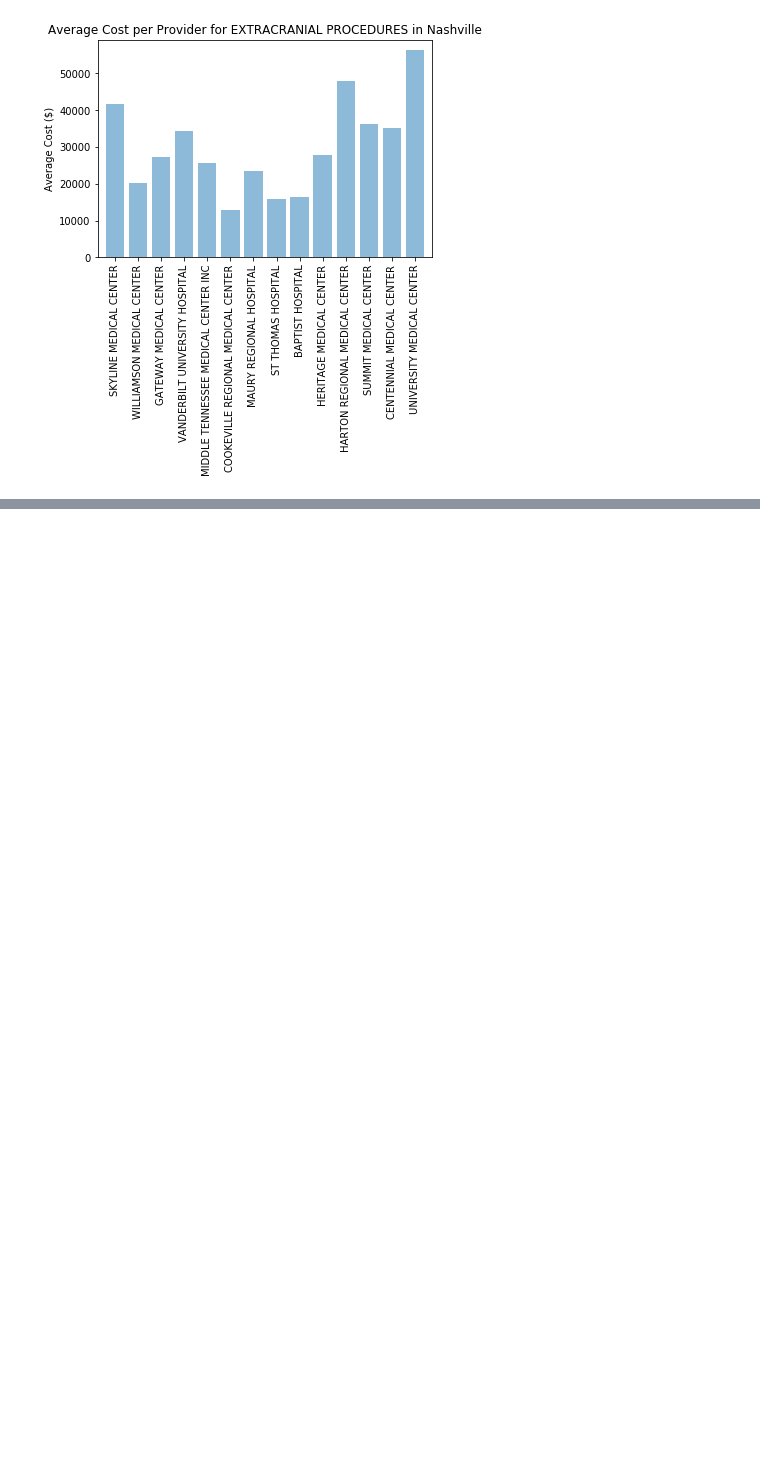
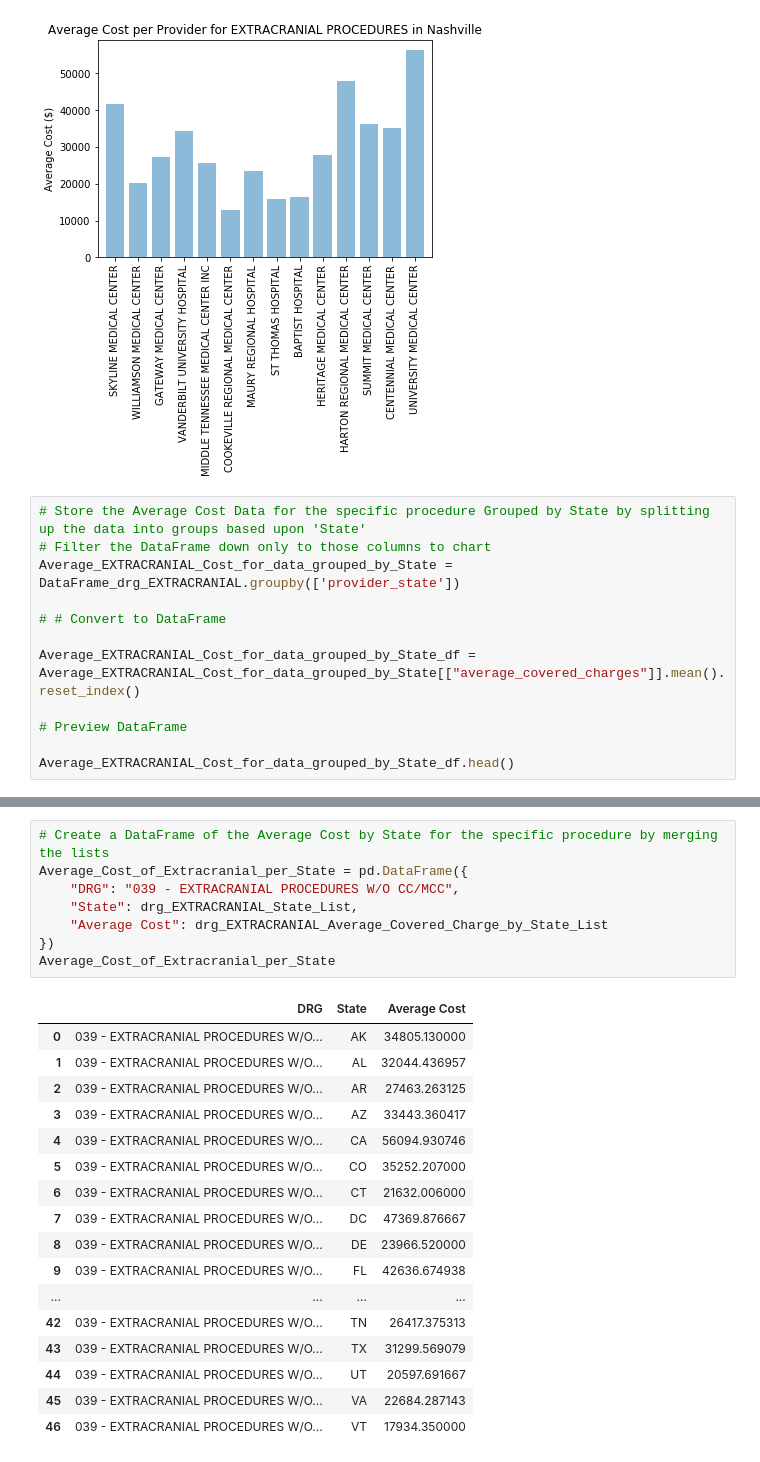
Before and after one commit to santannarenata/Healthcare_project, a Jupyter notebook: Code.ipynb, the cells around one changed output, grey strips where cells are left out. Cells and saved outputs as stored; diff of their text form; blank space fills up the shorter version.

```diff
--- a/Code.ipynb
+++ b/Code.ipynb
@@ -899,3 +870,15 @@ plt.ylabel("Average Cost ($)")
 # %% [output]
 Text(0, 0.5, 'Average Cost ($)')
 [figure]
+# %%
+# Store the Average Cost Data for the specific procedure Grouped by State by splitting up the data into groups based upon 'State'
+# Filter the DataFrame down only to those columns to chart
+Average_EXTRACRANIAL_Cost_for_data_grouped_by_State = DataFrame_drg_EXTRACRANIAL.groupby(['provider_state'])
+
+# # Convert to DataFrame
+
+Average_EXTRACRANIAL_Cost_for_data_grouped_by_State_df = Average_EXTRACRANIAL_Cost_for_data_grouped_by_State[["average_covered_charges"]].mean().reset_index()
+
+# Preview DataFrame
+
+Average_EXTRACRANIAL_Cost_for_data_grouped_by_State_df.head()
@@ -901,0 +948,26 @@ Text(0, 0.5, 'Average Cost ($)')
+# %%
+# Create a DataFrame of the Average Cost by State for the specific procedure by merging the lists
+Average_Cost_of_Extracranial_per_State = pd.DataFrame({
+    "DRG": "039 - EXTRACRANIAL PROCEDURES W/O CC/MCC",
+    "State": drg_EXTRACRANIAL_State_List,
+    "Average Cost": drg_EXTRACRANIAL_Average_Covered_Charge_by_State_List
+})
+Average_Cost_of_Extracranial_per_State
+# %% [output]
+|  | DRG | State | Average Cost |
+| 0 | 039 - EXTRACRANIAL PROCEDURES W/O... | AK | 34805.130000 |
+| 1 | 039 - EXTRACRANIAL PROCEDURES W/O... | AL | 32044.436957 |
+| 2 | 039 - EXTRACRANIAL PROCEDURES W/O... | AR | 27463.263125 |
+| 3 | 039 - EXTRACRANIAL PROCEDURES W/O... | AZ | 33443.360417 |
+| 4 | 039 - EXTRACRANIAL PROCEDURES W/O... | CA | 56094.930746 |
+| 5 | 039 - EXTRACRANIAL PROCEDURES W/O... | CO | 35252.207000 |
+| 6 | 039 - EXTRACRANIAL PROCEDURES W/O... | CT | 21632.006000 |
+| 7 | 039 - EXTRACRANIAL PROCEDURES W/O... | DC | 47369.876667 |
+| 8 | 039 - EXTRACRANIAL PROCEDURES W/O... | DE | 23966.520000 |
+| 9 | 039 - EXTRACRANIAL PROCEDURES W/O... | FL | 42636.674938 |
+| ... | ... | ... | ... |
+| 42 | 039 - EXTRACRANIAL PROCEDURES W/O... | TN | 26417.375313 |
+| 43 | 039 - EXTRACRANIAL PROCEDURES W/O... | TX | 31299.569079 |
+| 44 | 039 - EXTRACRANIAL PROCEDURES W/O... | UT | 20597.691667 |
+| 45 | 039 - EXTRACRANIAL PROCEDURES W/O... | VA | 22684.287143 |
+| 46 | 039 - EXTRACRANIAL PROCEDURES W/O... | VT | 17934.350000 |
```
Also changed, not shown: parts of 15 cells of this notebook.
